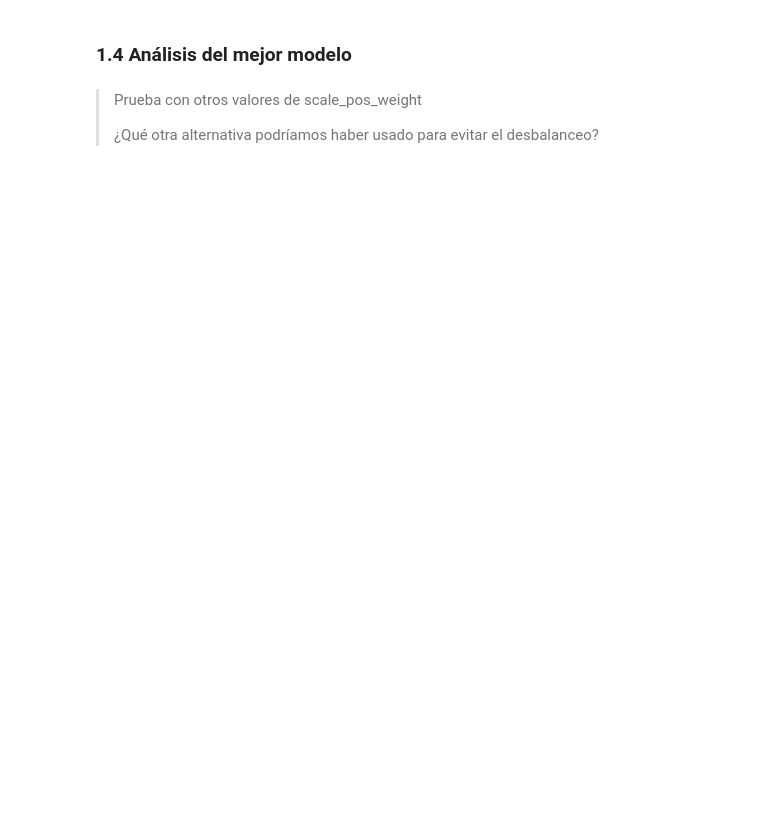
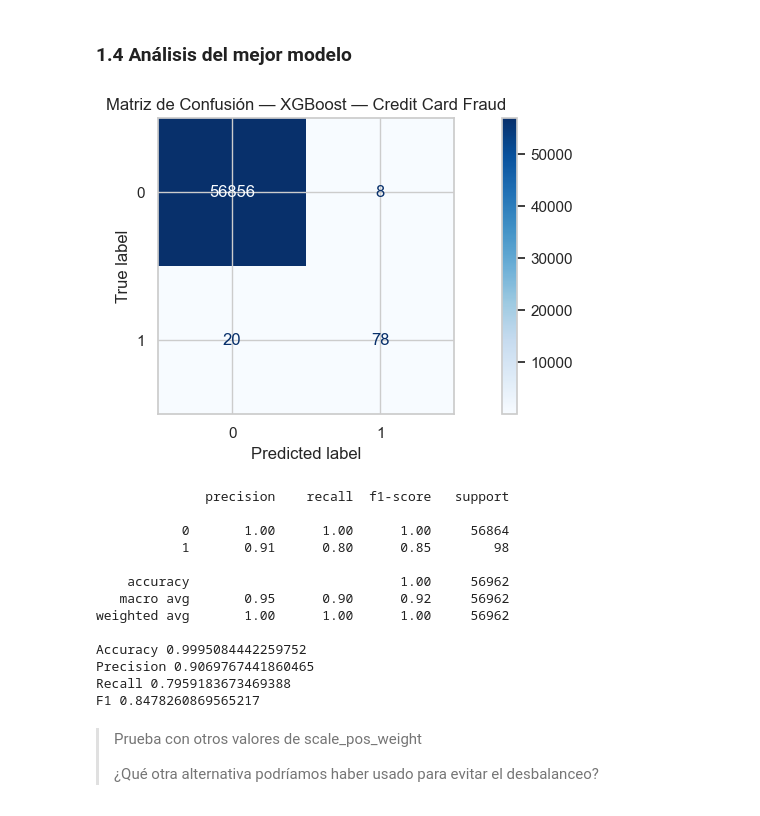
Before and after one commit to rafaelhh04/IC, a Jupyter notebook: Practica5/notebook_13_clasificadores.ipynb, the cells around one changed output. Drawn from its saved outputs; the diff is of its cells as text; code cells hidden in the pictures; blank space fills up the shorter version.

```diff
--- a/Practica5/notebook_13_clasificadores.ipynb
+++ b/Practica5/notebook_13_clasificadores.ipynb
@@ -185,13 +217,29 @@ tabla_fraud
 # %%
 # Entrenamos XGBoost para analizar en detalle (suele destacar en datos tabulares desbalanceados)
 # Si en tu tabla un modelo diferente ha obtenido mejor F1, sustitúyelo aquí
 # XGBoost cuenta con un parámetro muy útil que es scale_pos_weight. Con ello podemos intentar mejorar el recall sin sacrificar demasiado precision. Normalmente hay que probar con distintos valores hasta encontrar el que mejor se adapta a tu dataset. En este caso, con un valor de 0.50 hemos conseguido mejorar el recall sin sacrificar demasiado precision, lo que se traduce en una mejora del F1.
-mejor_f = XGBClassifier(eval_metric='logloss', random_state=42, verbosity=0, scale_pos_weight=.50)
+mejor_f = XGBClassifier(eval_metric='logloss', random_state=42, verbosity=0, scale_pos_weight=.578
+                        )
 mejor_f.fit(X_train_f, y_train_f)
 
 # La matriz de confusión muestra exactamente cuántos fraudes se detectan vs cuántos se pierden
 mostrar_confusion(mejor_f, X_test_f, y_test_f,
                   titulo='Matriz de Confusión — XGBoost — Credit Card Fraud')
+# %% [output]
+[figure, added]
+              precision    recall  f1-score   support
+
+           0       1.00      1.00      1.00     56864
+           1       0.91      0.80      0.85        98
+
+    accuracy                           1.00     56962
+   macro avg       0.95      0.90      0.92     56962
+weighted avg       1.00      1.00      1.00     56962
+
+Accuracy 0.9995084442259752
+Precision 0.9069767441860465
+Recall 0.7959183673469388
+F1 0.8478260869565217
 # %% [markdown]
 > Prueba con otros valores de scale_pos_weight
 >
```
Also changed, not shown: parts of 17 cells of this notebook, 4 other files.
